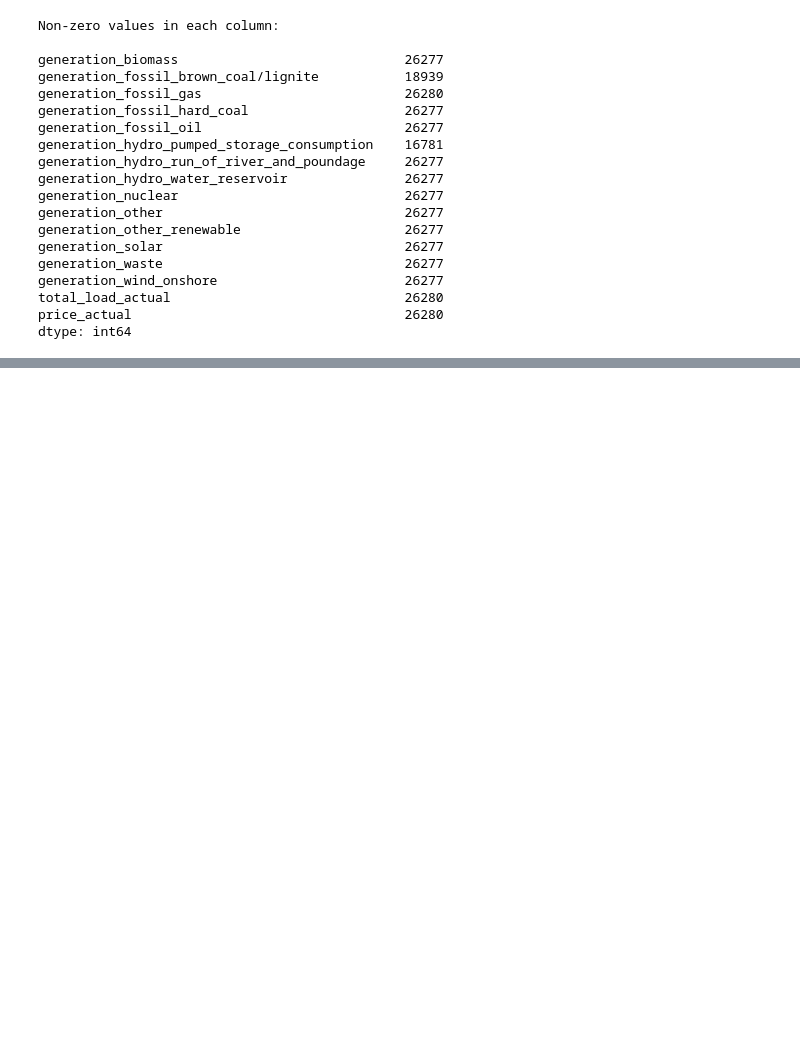
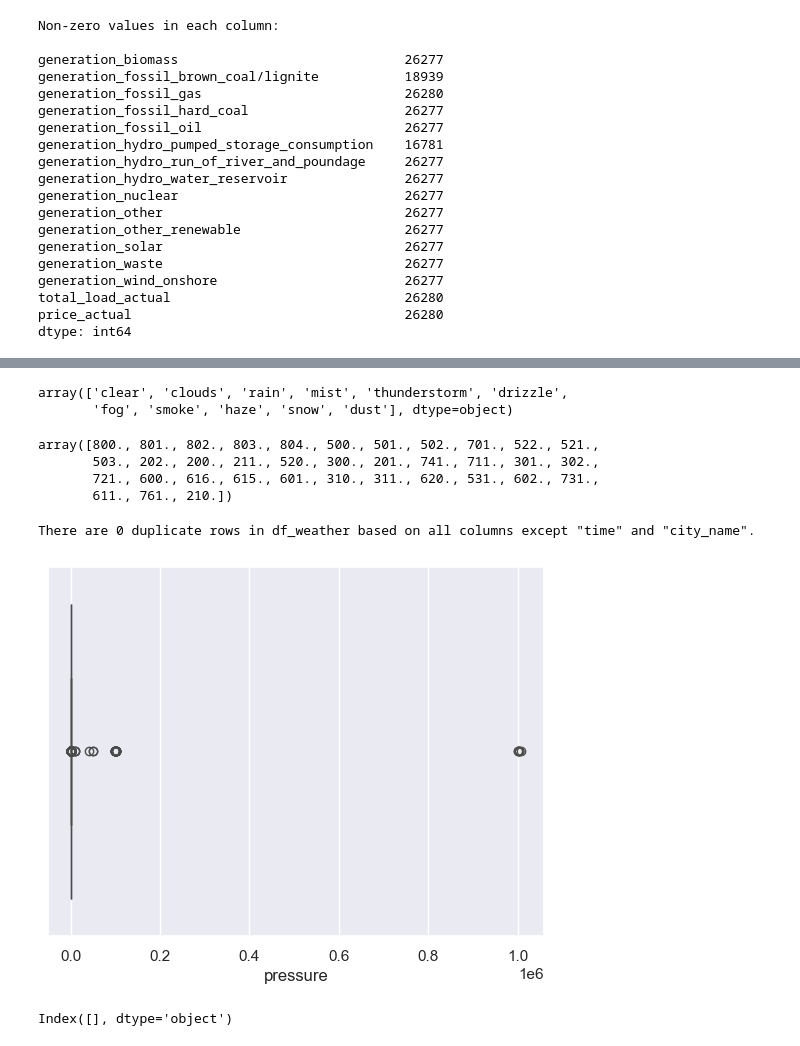
Before and after one commit to junda-qian/signate_electricity_price_forecasting, a Jupyter notebook: notebooks/notebook.ipynb, the cells around one changed output, grey strips where cells are left out. Cells and saved outputs as stored; diff of their text form; code cells hidden in the pictures; blank space fills up the shorter version.

Commit message:
explore weather dataset and merge the two datasets

```diff
--- a/notebooks/notebook.ipynb
+++ b/notebooks/notebook.ipynb
@@ -199,0 +300,16 @@ dtype: int64
+# %%
+def df_convert_dtypes(df, convert_from, convert_to):
+    cols = df.select_dtypes(include=[convert_from]).columns
+    for col in cols:
+        df[col] = df[col].values.astype(convert_to)
+    return df
+# %%
+# Convert columns with int64 type values to float64 type
+
+df_weather = df_convert_dtypes(df_weather, np.int64, np.float64)
+# %%
+# Convert dt_iso to datetime type, rename it and set it as index
+
+df_weather['time'] = pd.to_datetime(df_weather['dt_iso'], utc=True, infer_datetime_format=True)
+df_weather = df_weather.drop(['dt_iso'], axis=1)
+df_weather = df_weather.set_index('time')
@@ -199,0 +405,38 @@ dtype: int64
+# %%
+# Display all the unique values in the column 'weather_main'
+
+weather_main_unique = df_weather['weather_main'].unique()
+weather_main_unique
+# %% [output]
+array(['clear', 'clouds', 'rain', 'mist', 'thunderstorm', 'drizzle',
+       'fog', 'smoke', 'haze', 'snow', 'dust'], dtype=object)
+# %%
+# Display all the unique values in the column 'weather_id'
+
+weather_id_unique = df_weather['weather_id'].unique()
+weather_id_unique
+# %% [output]
+array([800., 801., 802., 803., 804., 500., 501., 502., 701., 522., 521.,
+       503., 202., 200., 211., 520., 300., 201., 741., 711., 301., 302.,
+       721., 600., 616., 615., 601., 310., 311., 620., 531., 602., 731.,
+       611., 761., 210.])
+# %%
+# Drop columns with qualitative weather information
+df_weather = df_weather.drop(['weather_main', 'weather_id',
+                              'weather_description', 'weather_icon'], axis=1)
+# %%
+# Display the number of duplicates in df_weather
+
+temp_weather = df_weather.reset_index().duplicated(subset=['time', 'city'],
+                                                   keep='first').sum()
+print('There are {} duplicate rows in df_weather ' \
+      'based on all columns except "time" and "city_name".'.format(temp_weather))
+# %% [output]
+There are 0 duplicate rows in df_weather based on all columns except "time" and "city_name".
+# %%
+# Check for outliers in 'pressure' column
+
+sns.boxplot(x=df_weather['pressure'])
+plt.show()
+# %% [output]
+[figure, added]
@@ -199,0 +448,4 @@ dtype: int64
+# %%
+print(df_weather.columns[df_weather.columns.duplicated()])
+# %% [output]
+Index([], dtype='object')
```
Also changed, not shown: parts of 28 cells of this notebook.
